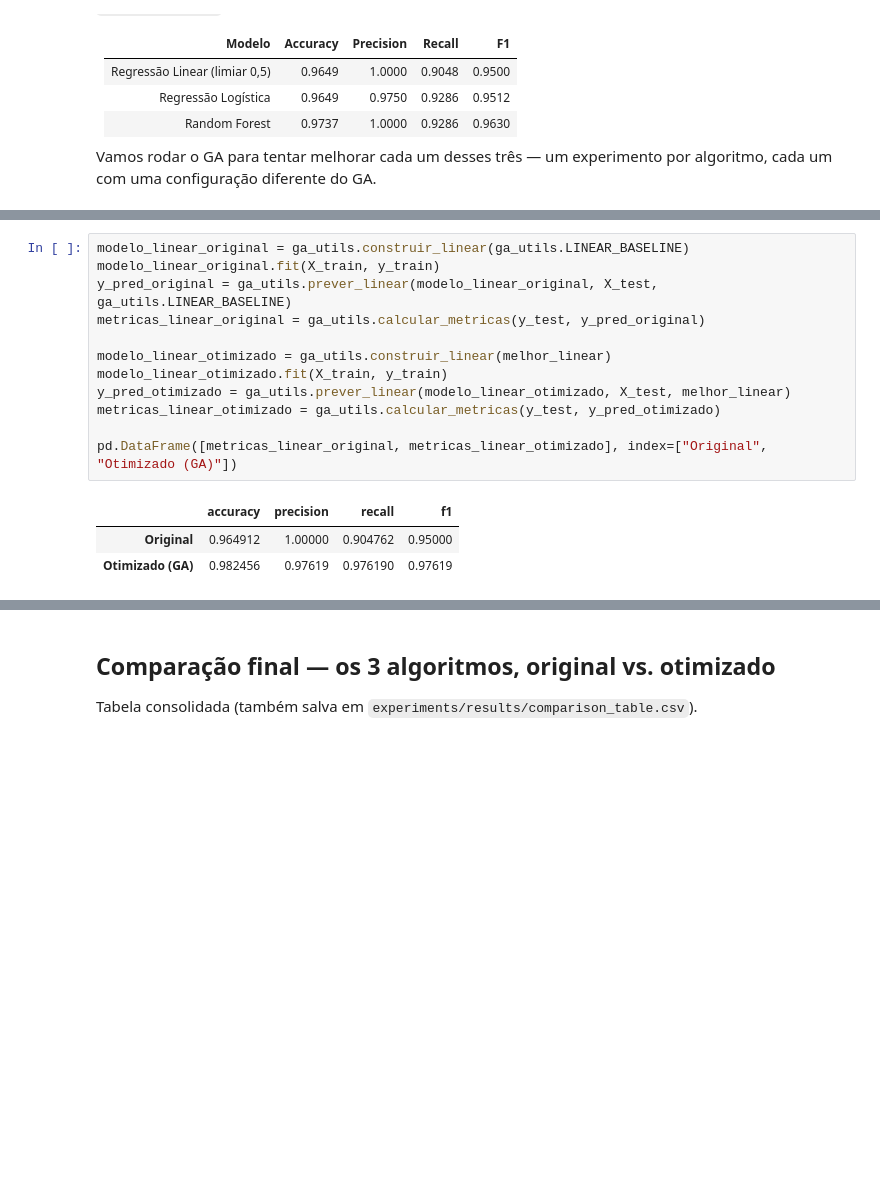
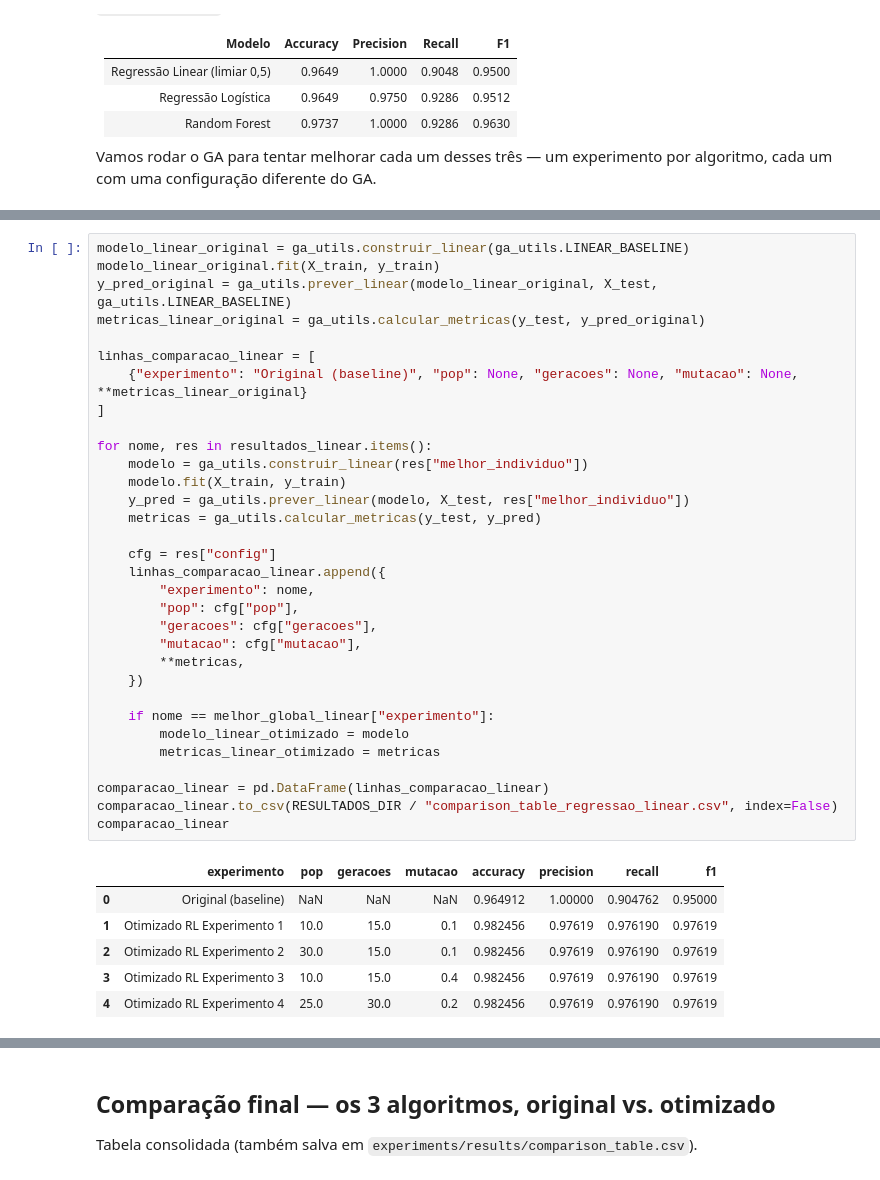
Before and after one commit to SamirGoes/tech-challenge-fiap-fase2, a Jupyter notebook: notebooks/GA_HyperparametersOptimization.ipynb, the cells around one changed output, grey strips where cells are left out. Saved outputs shown, nothing was run; the diff lists cells and outputs as text; blank space fills up the shorter version.

```diff
--- a/notebooks/GA_HyperparametersOptimization.ipynb
+++ b/notebooks/GA_HyperparametersOptimization.ipynb
@@ -141,19 +194,42 @@ Melhores hiperparâmetros encontrados: {'fit_intercept': True, 'positive': True,
 # %%
 modelo_linear_original = ga_utils.construir_linear(ga_utils.LINEAR_BASELINE)
 modelo_linear_original.fit(X_train, y_train)
 y_pred_original = ga_utils.prever_linear(modelo_linear_original, X_test, ga_utils.LINEAR_BASELINE)
 metricas_linear_original = ga_utils.calcular_metricas(y_test, y_pred_original)
 
-modelo_linear_otimizado = ga_utils.construir_linear(melhor_linear)
-modelo_linear_otimizado.fit(X_train, y_train)
-y_pred_otimizado = ga_utils.prever_linear(modelo_linear_otimizado, X_test, melhor_linear)
-metricas_linear_otimizado = ga_utils.calcular_metricas(y_test, y_pred_otimizado)
+linhas_comparacao_linear = [
+    {"experimento": "Original (baseline)", "pop": None, "geracoes": None, "mutacao": None, **metricas_linear_original}
+]
 
-pd.DataFrame([metricas_linear_original, metricas_linear_otimizado], index=["Original", "Otimizado (GA)"])
+for nome, res in resultados_linear.items():
+    modelo = ga_utils.construir_linear(res["melhor_individuo"])
+    modelo.fit(X_train, y_train)
+    y_pred = ga_utils.prever_linear(modelo, X_test, res["melhor_individuo"])
+    metricas = ga_utils.calcular_metricas(y_test, y_pred)
+
+    cfg = res["config"]
+    linhas_comparacao_linear.append({
+        "experimento": nome,
+        "pop": cfg["pop"],
+        "geracoes": cfg["geracoes"],
+        "mutacao": cfg["mutacao"],
+        **metricas,
+    })
+
+    if nome == melhor_global_linear["experimento"]:
+        modelo_linear_otimizado = modelo
+        metricas_linear_otimizado = metricas
+
+comparacao_linear = pd.DataFrame(linhas_comparacao_linear)
+comparacao_linear.to_csv(RESULTADOS_DIR / "comparison_table_regressao_linear.csv", index=False)
+comparacao_linear
 # %% [output]
-|  | accuracy | precision | recall | f1 |
-| Original | 0.964912 | 1.00000 | 0.904762 | 0.95000 |
-| Otimizado (GA) | 0.982456 | 0.97619 | 0.976190 | 0.97619 |
+|  | experimento | pop | geracoes | mutacao | accuracy | precision | recall | f1 |
+| 0 | Original (baseline) | NaN | NaN | NaN | 0.964912 | 1.00000 | 0.904762 | 0.95000 |
+| 1 | Otimizado RL Experimento 1 | 10.0 | 15.0 | 0.1 | 0.982456 | 0.97619 | 0.976190 | 0.97619 |
+| 2 | Otimizado RL Experimento 2 | 30.0 | 15.0 | 0.1 | 0.982456 | 0.97619 | 0.976190 | 0.97619 |
+| 3 | Otimizado RL Experimento 3 | 10.0 | 15.0 | 0.4 | 0.982456 | 0.97619 | 0.976190 | 0.97619 |
+| 4 | Otimizado RL Experimento 4 | 25.0 | 30.0 | 0.2 | 0.982456 | 0.97619 | 0.976190 | 0.97619 |
 # %% [markdown]
 ## Experimento 2 — GA na Regressão Logística
 
```
Also changed, not shown: parts of 10 cells of this notebook, 21 other files.
